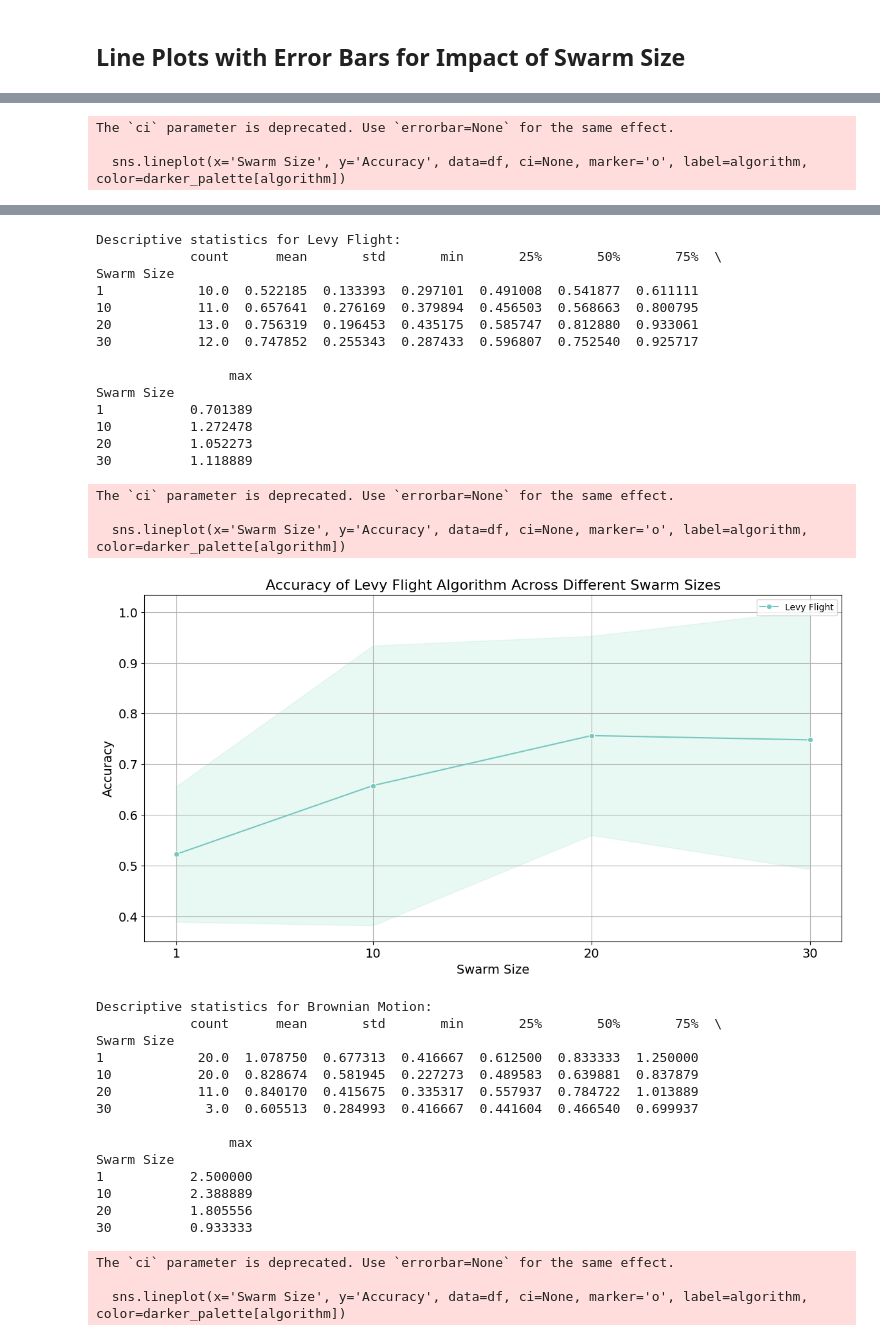
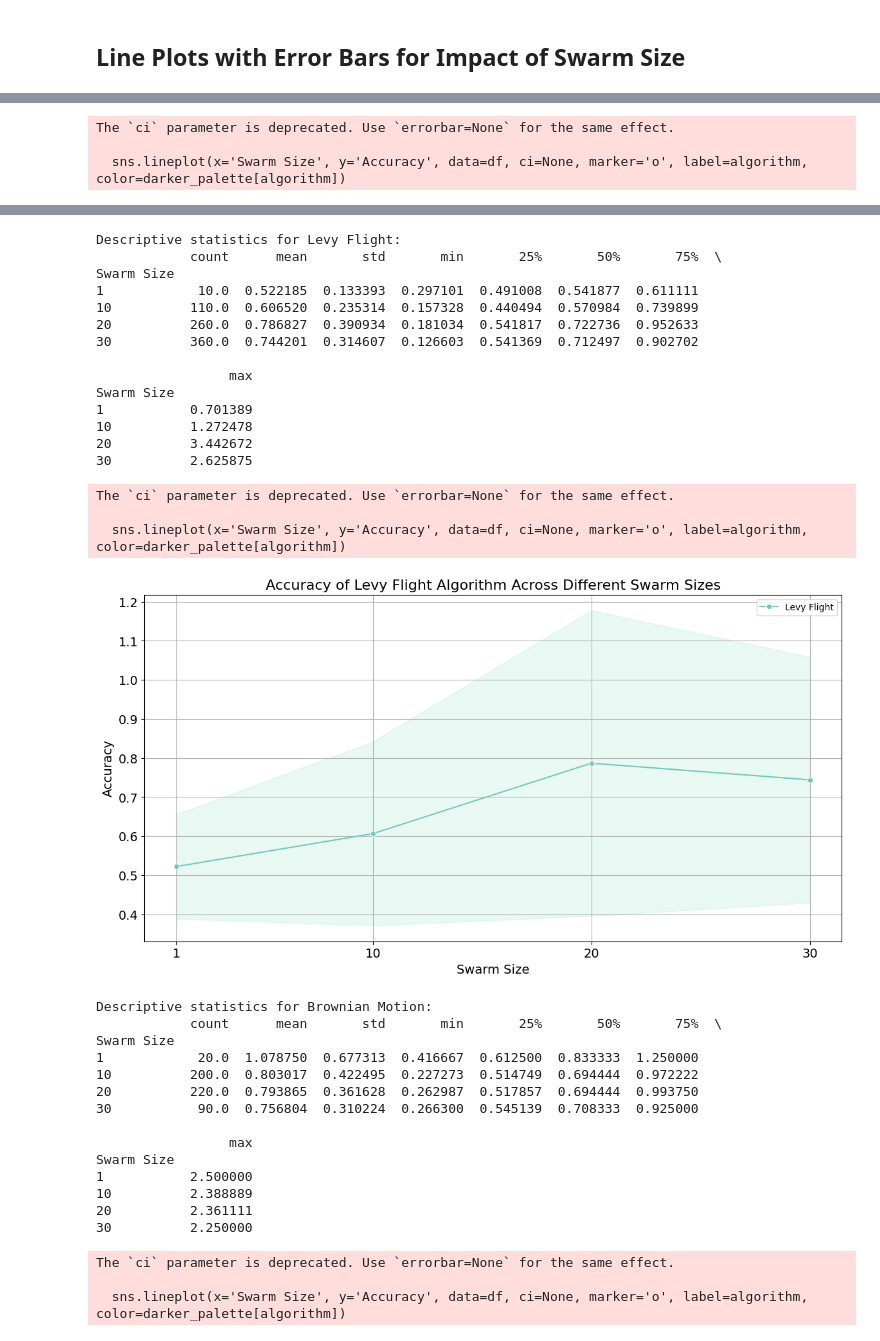
Before and after one commit to marckbarrion/swarm-search-algo_data-analyses, a Jupyter notebook: 2_experiment.ipynb, the cells around one changed output, grey strips where cells are left out. Cells and saved outputs as stored; diff of their text form; code cells hidden in the pictures.

```diff
--- a/2_experiment.ipynb
+++ b/2_experiment.ipynb
@@ -17,26 +17,34 @@ import os
 import pandas as pd
 import seaborn as sns
 import matplotlib.pyplot as plt
+import glob
 
 # Function to read accuracy data from a given directory
 def read_accuracy_data(base_dir, actual_black_tiles, skip_lines=False):
     accuracies = []
-    run_dirs = sorted(os.listdir(base_dir))
+    # Find all subdirectories in the base directory
+    sub_dirs = [os.path.join(base_dir, d) for d in os.listdir(base_dir) if os.path.isdir(os.path.join(base_dir, d))]
 
-    for run_dir in run_dirs:
-        run_path = os.path.join(base_dir, run_dir, 'e-puck.csv')
-        if os.path.isfile(run_path):
-            try:
-                if skip_lines:
-                    df = pd.read_csv(run_path, skip_blank_lines=True)
-                else:
-                    df = pd.read_csv(run_path)
+    for sub_dir in sub_dirs:
+        # Find all files that match the pattern e-puck*.csv in each subdirectory
+        csv_files = glob.glob(os.path.join(sub_dir, 'e-puck*.csv'))
 
-                final_average_count = df['average_count'].iloc[-1]
-                accuracy = final_average_count / actual_black_tiles
-                accuracies.append(accuracy)
-            except Exception as e:
-                print(f"Error reading {run_path}: {e}")
+        # Debug print to check if files are being found
+        print(f"Found {len(csv_files)} files in {sub_dir}")
+
+        for run_path in csv_files:
+            if os.path.isfile(run_path):
+                try:
+                    if skip_lines:
+                        df = pd.read_csv(run_path, skip_blank_lines=True)
+                    else:
+                        df = pd.read_csv(run_path)
+
+                    final_average_count = df['average_count'].iloc[-1]
+                    accuracy = final_average_count / actual_black_tiles
+                    accuracies.append(accuracy)
+                except Exception as e:
+                    print(f"Error reading {run_path}: {e}")
 
     return accuracies
 
@@ -76,6 +84,7 @@ all_data = {algorithm: [] for algorithm in algorithms_dirs}
 
 for algorithm, swarm_sizes in algorithms_dirs.items():
     for swarm_size, dir_path in swarm_sizes.items():
+        print(f"Processing {algorithm} with swarm size {swarm_size} in {dir_path}")
         accuracies = read_accuracy_data(dir_path, actual_black_tiles, skip_lines=(algorithm in ["Random Walk", "Levy Flight"]))
         for accuracy in accuracies:
             all_data[algorithm].append({"Swarm Size": swarm_size, "Accuracy": accuracy})
@@ -147,35 +159,35 @@ The `ci` parameter is deprecated. Use `errorbar=None` for the same effect.
 Descriptive statistics for Levy Flight:
             count      mean       std       min       25%       50%       75%  \
 Swarm Size
 1            10.0  0.522185  0.133393  0.297101  0.491008  0.541877  0.611111
-10           11.0  0.657641  0.276169  0.379894  0.456503  0.568663  0.800795
-20           13.0  0.756319  0.196453  0.435175  0.585747  0.812880  0.933061
-30           12.0  0.747852  0.255343  0.287433  0.596807  0.752540  0.925717
+10          110.0  0.606520  0.235314  0.157328  0.440494  0.570984  0.739899
+20          260.0  0.786827  0.390934  0.181034  0.541817  0.722736  0.952633
+30          360.0  0.744201  0.314607  0.126603  0.541369  0.712497  0.902702
 
                  max
 Swarm Size
 1           0.701389
 10          1.272478
-20          1.052273
-30          1.118889
+20          3.442672
+30          2.625875
 The `ci` parameter is deprecated. Use `errorbar=None` for the same effect.
 
   sns.lineplot(x='Swarm Size', y='Accuracy', data=df, ci=None, marker='o', label=algorithm, color=darker_palette[algorithm])
-[figure, old version]
+[figure, new version]
 Descriptive statistics for Brownian Motion:
             count      mean       std       min       25%       50%       75%  \
 Swarm Size
 1            20.0  1.078750  0.677313  0.416667  0.612500  0.833333  1.250000
-10           20.0  0.828674  0.581945  0.227273  0.489583  0.639881  0.837879
-20           11.0  0.840170  0.415675  0.335317  0.557937  0.784722  1.013889
-30            3.0  0.605513  0.284993  0.416667  0.441604  0.466540  0.699937
+10          200.0  0.803017  0.422495  0.227273  0.514749  0.694444  0.972222
+20          220.0  0.793865  0.361628  0.262987  0.517857  0.694444  0.993750
+30           90.0  0.756804  0.310224  0.266300  0.545139  0.708333  0.925000
 
                  max
 Swarm Size
 1           2.500000
 10          2.388889
-20          1.805556
-30          0.933333
+20          2.361111
+30          2.250000
 The `ci` parameter is deprecated. Use `errorbar=None` for the same effect.
 
   sns.lineplot(x='Swarm Size', y='Accuracy', data=df, ci=None, marker='o', label=algorithm, color=darker_palette[algorithm])
```
Also changed, not shown: parts of 1 cell of this notebook, 3 other files.
